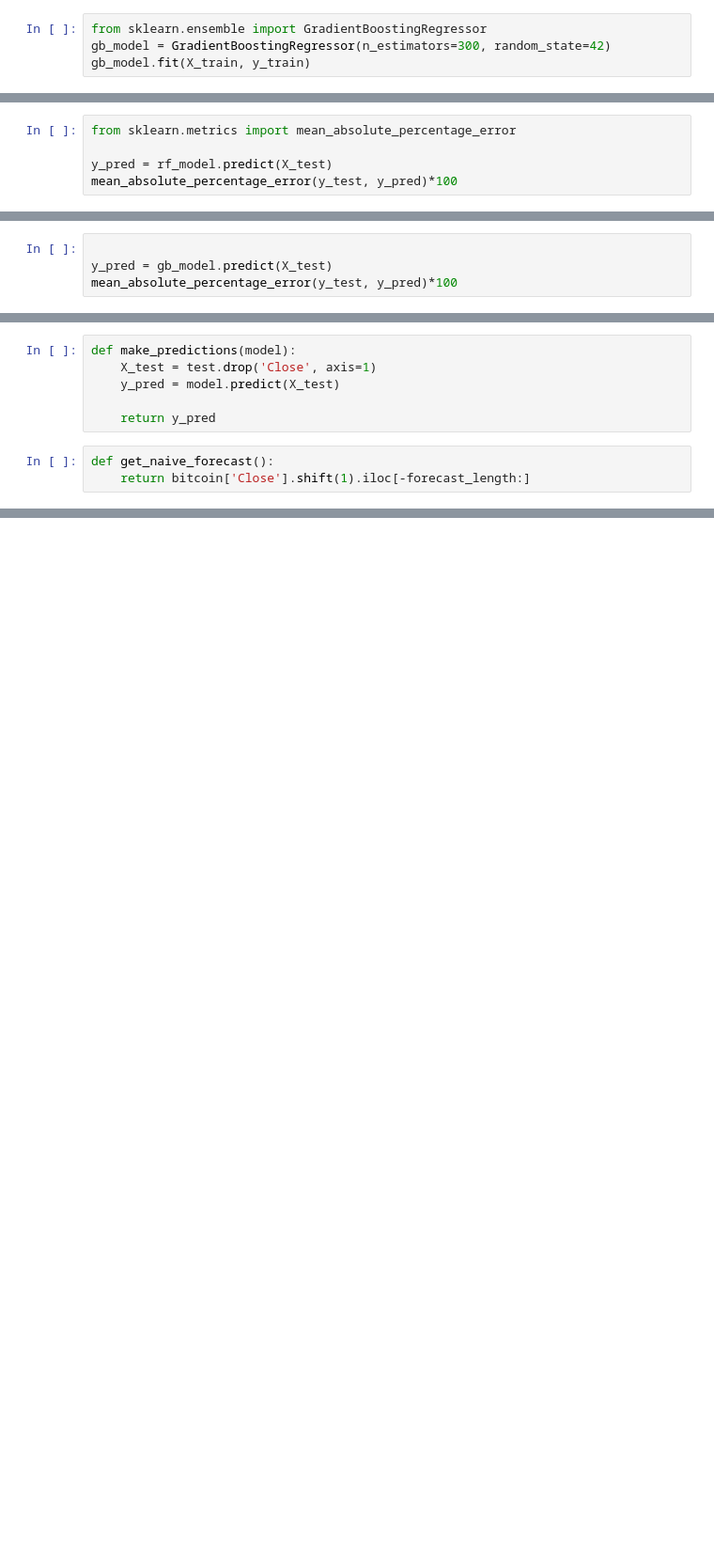
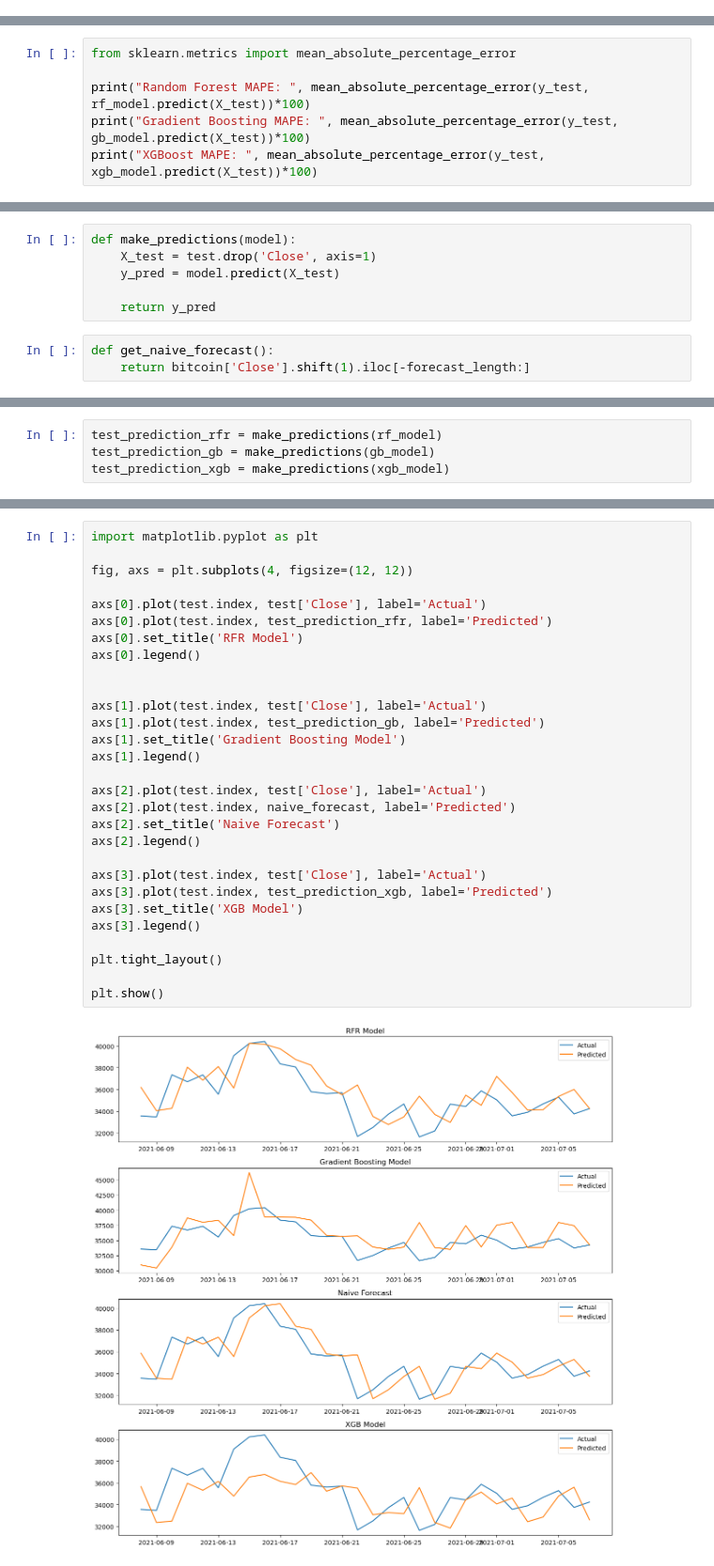
Before and after one commit to LethalDriver/Time-Series-Analysis-Lab, a Jupyter notebook: project_crypto_lags.ipynb, the cells around one changed output, grey strips where cells are left out. Shown at 94% size. Cells and saved outputs as stored; diff of their text form; blank space fills up the shorter version.

```diff
--- a/project_crypto_lags.ipynb
+++ b/project_crypto_lags.ipynb
@@ -157,4 +227,0 @@ RandomForestRegressor(n_estimators=300, random_state=42)
-# %%
-from sklearn.ensemble import GradientBoostingRegressor
-gb_model = GradientBoostingRegressor(n_estimators=300, random_state=42)
-gb_model.fit(X_train, y_train)
@@ -163,6 +291,7 @@ GradientBoostingRegressor(n_estimators=300, random_state=42)
 # %%
 from sklearn.metrics import mean_absolute_percentage_error
 
-y_pred = rf_model.predict(X_test)
-mean_absolute_percentage_error(y_test, y_pred)*100
+print("Random Forest MAPE: ", mean_absolute_percentage_error(y_test, rf_model.predict(X_test))*100)
+print("Gradient Boosting MAPE: ", mean_absolute_percentage_error(y_test, gb_model.predict(X_test))*100)
+print("XGBoost MAPE: ", mean_absolute_percentage_error(y_test, xgb_model.predict(X_test))*100)
 # %% [output]
@@ -170,4 +300,0 @@ mean_absolute_percentage_error(y_test, y_pred)*100
-# %%
-
-y_pred = gb_model.predict(X_test)
-mean_absolute_percentage_error(y_test, y_pred)*100
@@ -293,0 +310,4 @@ mean_absolute_percentage_error(Y_test, predictions)*100
+# %%
+test_prediction_rfr = make_predictions(rf_model)
+test_prediction_gb = make_predictions(gb_model)
+test_prediction_xgb = make_predictions(xgb_model)
@@ -293,0 +326,31 @@ mean_absolute_percentage_error(Y_test, predictions)*100
+# %%
+import matplotlib.pyplot as plt
+
+fig, axs = plt.subplots(4, figsize=(12, 12))
+
+axs[0].plot(test.index, test['Close'], label='Actual')
+axs[0].plot(test.index, test_prediction_rfr, label='Predicted')
+axs[0].set_title('RFR Model')
+axs[0].legend()
+
+
+axs[1].plot(test.index, test['Close'], label='Actual')
+axs[1].plot(test.index, test_prediction_gb, label='Predicted')
+axs[1].set_title('Gradient Boosting Model')
+axs[1].legend()
+
+axs[2].plot(test.index, test['Close'], label='Actual')
+axs[2].plot(test.index, naive_forecast, label='Predicted')
+axs[2].set_title('Naive Forecast')
+axs[2].legend()
+
+axs[3].plot(test.index, test['Close'], label='Actual')
+axs[3].plot(test.index, test_prediction_xgb, label='Predicted')
+axs[3].set_title('XGB Model')
+axs[3].legend()
+
+plt.tight_layout()
+
+plt.show()
+# %% [output]
+[figure, added]
```
Also changed, not shown: parts of 76 cells of this notebook.
